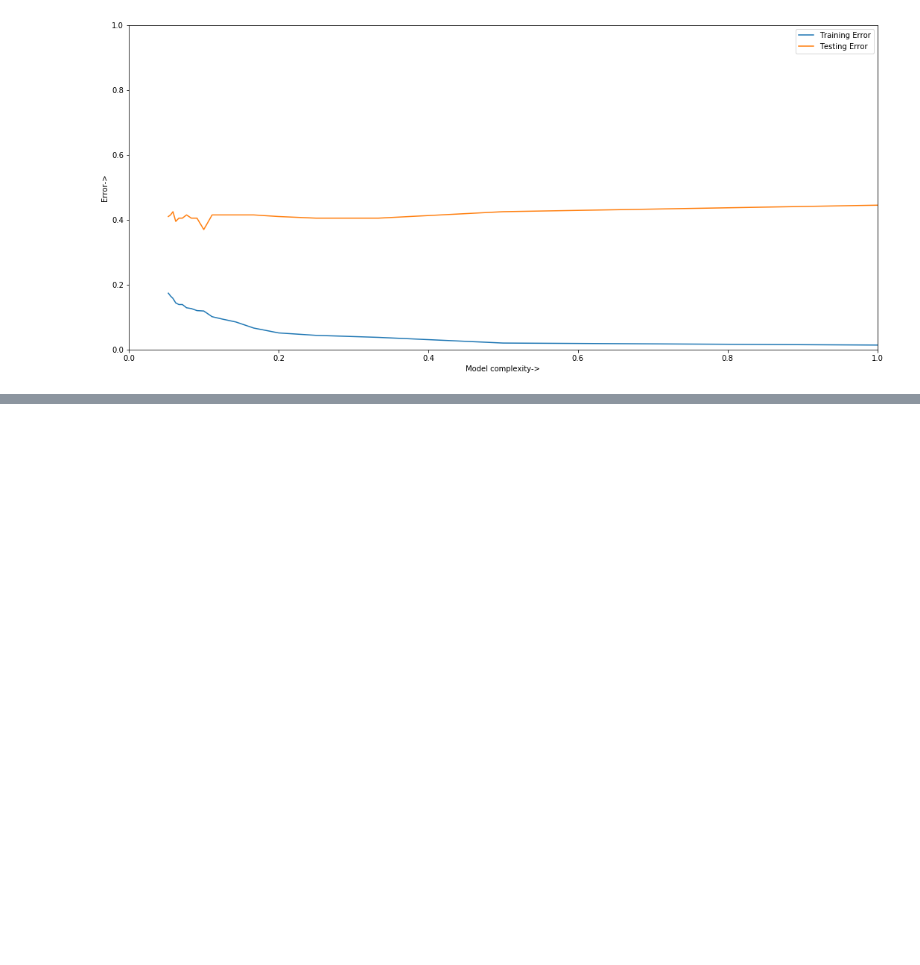
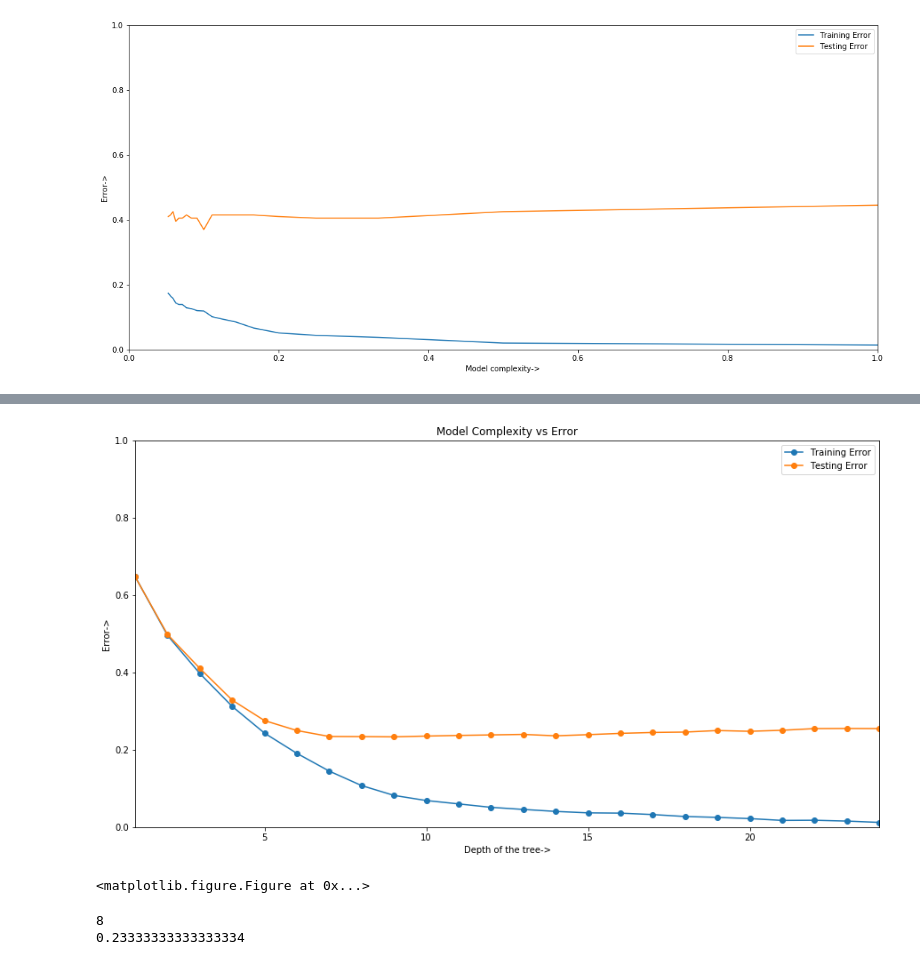
Before and after one commit to chirjeev94/Machine-Learning, a Jupyter notebook: decision_tree_classifier.ipynb, the cells around one changed output, grey strips where cells are left out. Cells and saved outputs as stored; diff of their text form; code cells hidden in the pictures; blank space fills up the shorter version.

```diff
--- a/decision_tree_classifier.ipynb
+++ b/decision_tree_classifier.ipynb
@@ -93,7 +93,8 @@ def calculate_optimal_feature_threshold(feature_space,labels):
 
 def build_tree(feature_space,labels,param,live_count):
     global tree_depth
-    if len(feature_space)<=param or live_count > 10:
+    global KKK
+    if len(feature_space)<=param or live_count > KKK:
         return Node(None,None,None,None,calculate_max_label(labels))
 
     live_count += 1
@@ -288,0 +284,23 @@ Total time taken: 25.606369733810425
+# %%
+## plot for model complexity vs error (test and train)
+mat = spio.loadmat('hw1data.mat', squeeze_me=True)
+mat['X']=mat['X'][:1000,:]
+mat['Y']=mat['Y'][:1000]
+[training_data,training_label,test_data,test_label]=shuffle_and_split(mat,0.80)
+K=[]
+training_error=[]
+test_error=[]
+for k in range(1,20):
+    K.append(1.0/k)
+    decision_tree.train_model(training_data,training_label,k)
+    training_error.append(decision_tree.testing_error(training_data,training_label))
+    test_error.append(decision_tree.testing_error(test_data,test_label))
+plt.plot(K,training_error,label="Training Error")
+plt.plot(K,test_error,label="Testing Error")
+plt.xlabel("Model complexity->")
+plt.ylabel("Error->")
+plt.gca().set_ylim([0,1])
+plt.gca().set_xlim([0,1])
+plt.gcf().set_size_inches(18,8)
+plt.legend()
+plt.show()
@@ -288,0 +549,21 @@ Total time taken: 25.606369733810425
+# %%
+plt.plot(range(1,25),training_error,label="Training Error",marker='o')
+plt.plot(range(1,25),test_error,label="Testing Error",marker='o')
+plt.xlabel("Depth of the tree->")
+plt.ylabel("Error->")
+plt.gca().set_ylim([0,1])
+plt.gca().set_xlim([1,24])
+plt.gcf().set_size_inches(15,8)
+plt.title("Model Complexity vs Error")
+plt.legend()
+plt.show()
+plt.savefig("q6p1.png")
+# %% [output]
+[figure, added]
+<matplotlib.figure.Figure at 0x...>
+# %%
+print (test_error.index(min(test_error)))
+print (min(test_error))
+# %% [output]
+8
+0.23333333333333334
```
Also changed, not shown: parts of 4 cells of this notebook, 2 other files.
